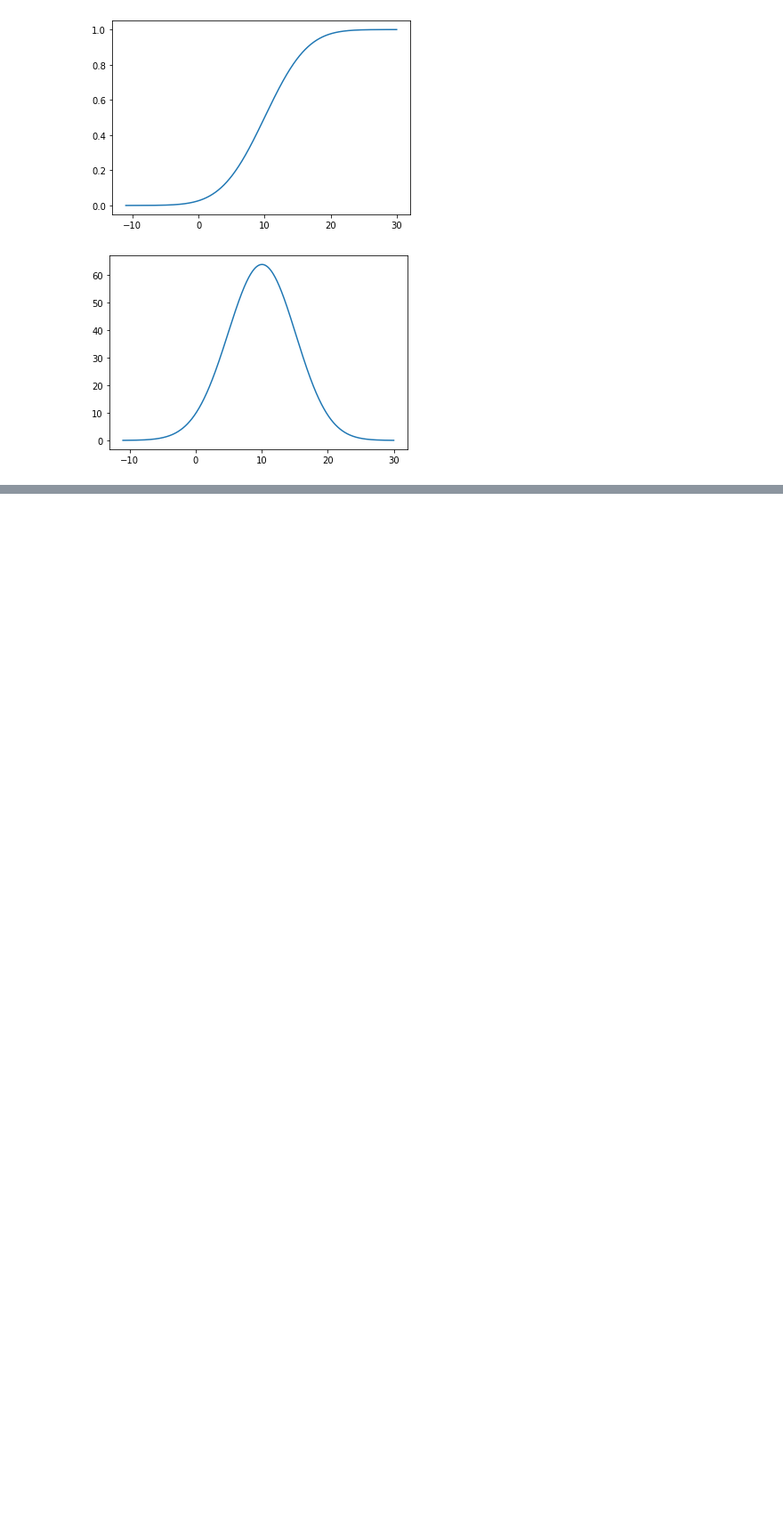
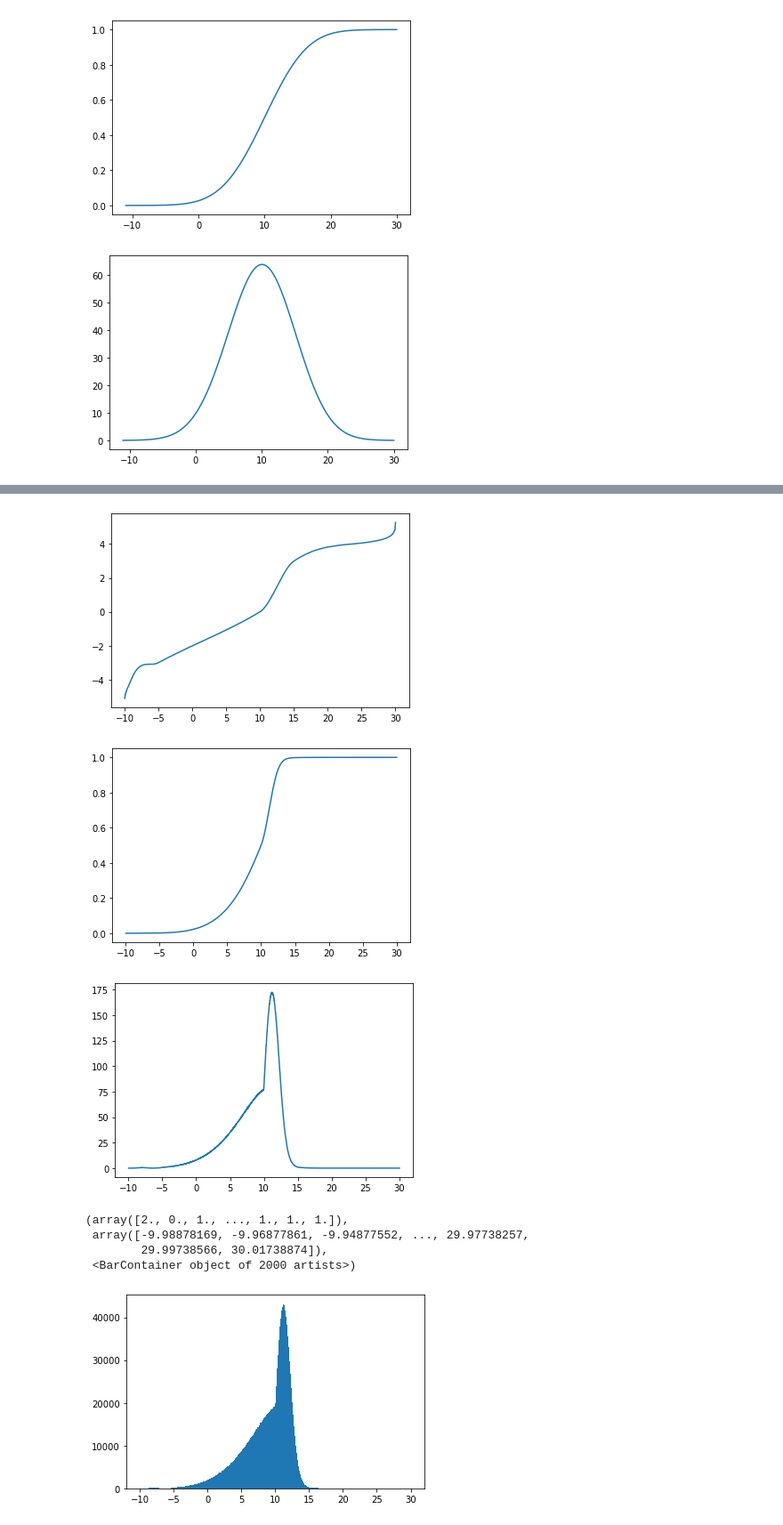
Before and after one commit to notfolder/R-datagen, a Jupyter notebook: python-datagen.ipynb, the cells around one changed output, grey strips where cells are left out. Shown at 89% size. Saved outputs shown, nothing was run; the diff lists cells and outputs as text; code cells hidden in the pictures; blank space fills up the shorter version.

```diff
--- a/python-datagen.ipynb
+++ b/python-datagen.ipynb
@@ -98,3 +101,29 @@ plt.show()
+# %%
+data = np.zeros(0)
+delta = x[1] - x[0]
+for i in range(2000):
+    sanples = np.random.rand(int(np.ceil(y[i])))*(delta)+x[i]
+    data = np.append(data, sanples)
+
+x, sigmas = calc_sigmas(data)
+plt.plot(x, sigmas)
+plt.show()
+cdf = calc_cdf_from_sigma(sigmas)
+plt.plot(x, cdf)
+plt.show()
+pdf = calc_pdf_from_cdf(cdf)
+plt.plot(x, pdf*40000)
+plt.show()
+plt.hist(data, bins=2000)
+# %% [output]
+[figure, added]
+[figure, added]
+[figure, added]
+(array([2., 0., 1., ..., 1., 1., 1.]),
+ array([-9.98878169, -9.96877861, -9.94877552, ..., 29.97738257,
+        29.99738566, 30.01738874]),
+ <BarContainer object of 2000 artists>)
+[figure, added]
 # %%
 def p(sample):
     indexs = np.where(x > sample)
```
Also changed, not shown: parts of 2 cells of this notebook.
